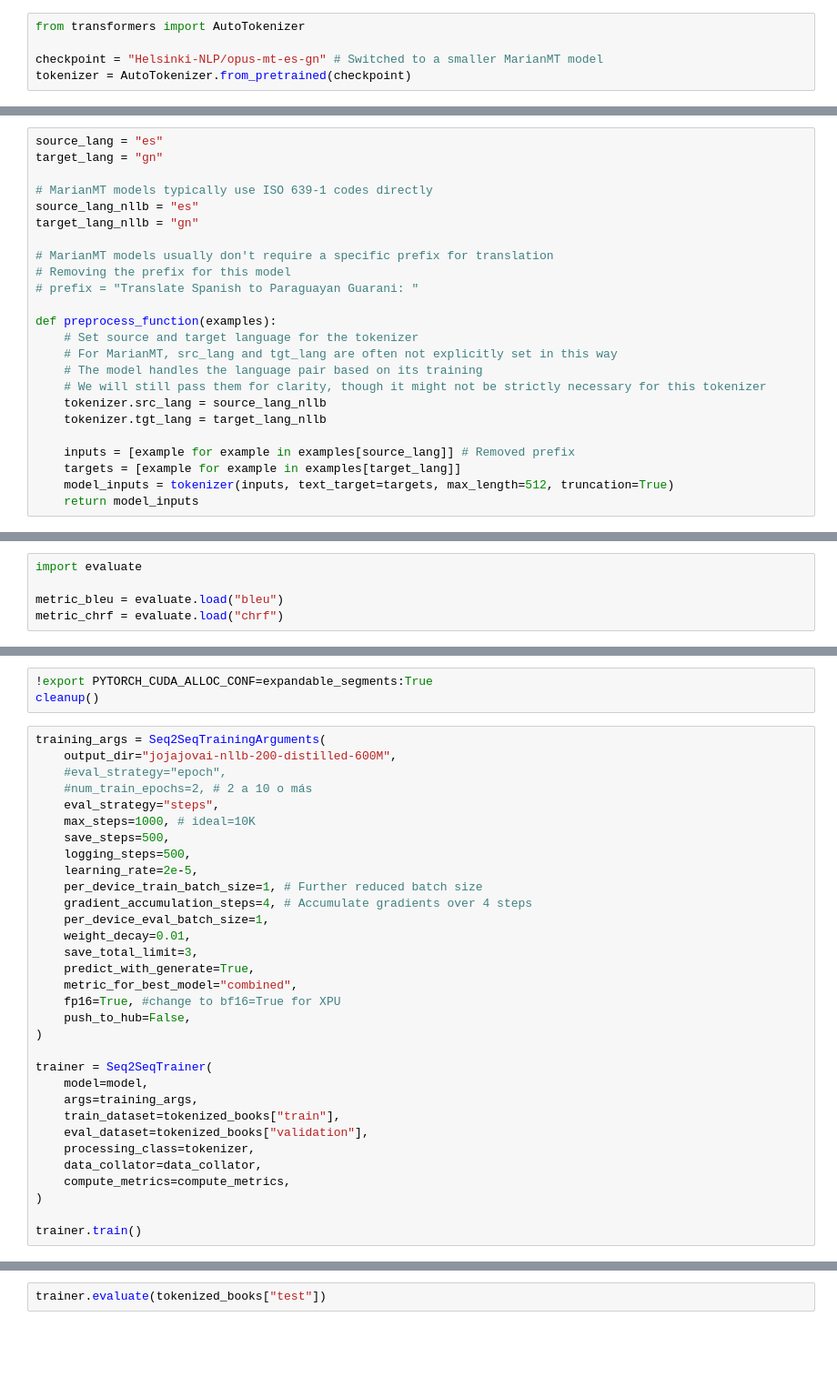
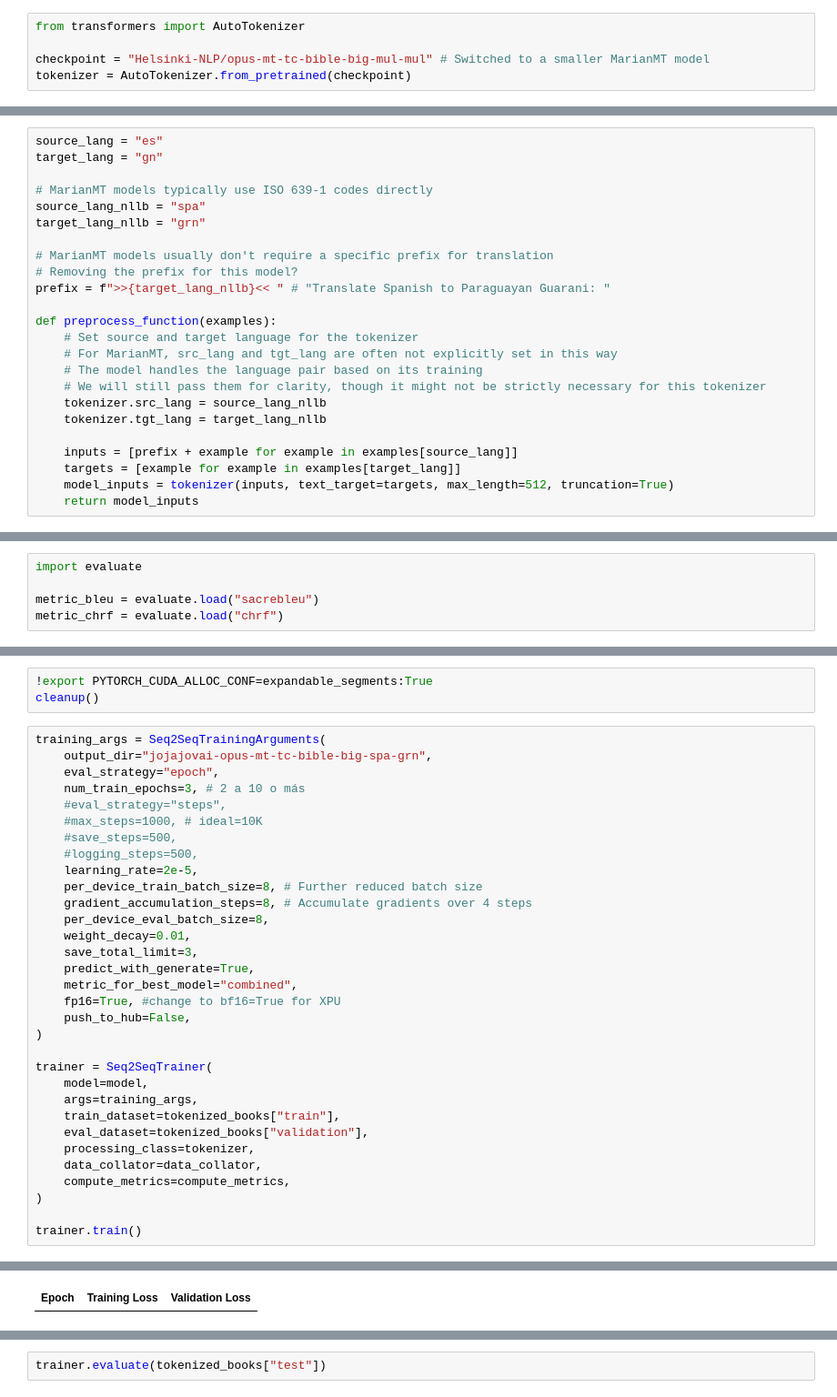
Before and after one commit to mmaguero/diploma_fpuna_nlp_ia, a Jupyter notebook: 2025/guarani-translation.ipynb, the cells around one changed output, grey strips where cells are left out. Shown at 91% size. Drawn from its saved outputs; the diff is of its cells as text; blank space fills up the shorter version.

Commit message:
colab: marianMT

```diff
--- a/2025/guarani-translation.ipynb
+++ b/2025/guarani-translation.ipynb
@@ -144,5 +144,5 @@ The next step is to load a T5 tokenizer to process the English-French language p
 # %%
 from transformers import AutoTokenizer
 
-checkpoint = "Helsinki-NLP/opus-mt-es-gn" # Switched to a smaller MarianMT model
+checkpoint = "Helsinki-NLP/opus-mt-tc-bible-big-mul-mul" # Switched to a smaller MarianMT model
 tokenizer = AutoTokenizer.from_pretrained(checkpoint)
@@ -165,12 +157,12 @@ source_lang = "es"
 target_lang = "gn"
 
 # MarianMT models typically use ISO 639-1 codes directly
-source_lang_nllb = "es"
-target_lang_nllb = "gn"
+source_lang_nllb = "spa"
+target_lang_nllb = "grn"
 
 # MarianMT models usually don't require a specific prefix for translation
-# Removing the prefix for this model
-# prefix = "Translate Spanish to Paraguayan Guarani: "
+# Removing the prefix for this model?
+prefix = f">>{target_lang_nllb}<< " # "Translate Spanish to Paraguayan Guarani: "
 
 def preprocess_function(examples):
     # Set source and target language for the tokenizer
@@ -180,7 +172,7 @@ def preprocess_function(examples):
     tokenizer.src_lang = source_lang_nllb
     tokenizer.tgt_lang = target_lang_nllb
 
-    inputs = [example for example in examples[source_lang]] # Removed prefix
+    inputs = [prefix + example for example in examples[source_lang]]
     targets = [example for example in examples[target_lang]]
     model_inputs = tokenizer(inputs, text_target=targets, max_length=512, truncation=True)
     return model_inputs
@@ -203,7 +203,7 @@ Including a metric during training is often helpful for evaluating your model's
 # %%
 import evaluate
 
-metric_bleu = evaluate.load("bleu")
+metric_bleu = evaluate.load("sacrebleu")
 metric_chrf = evaluate.load("chrf")
 # %% [markdown]
 Then create a function that passes your predictions and labels to [compute](https://huggingface.co/docs/evaluate/main/en/package_reference/main_classes#evaluate.EvaluationModule.compute) to calculate the SacreBLEU score:
@@ -278,17 +278,17 @@ def cleanup():
 cleanup()
 # %%
 training_args = Seq2SeqTrainingArguments(
-    output_dir="jojajovai-nllb-200-distilled-600M",
-    #eval_strategy="epoch",
-    #num_train_epochs=2, # 2 a 10 o más
-    eval_strategy="steps",
-    max_steps=1000, # ideal=10K
-    save_steps=500,
-    logging_steps=500,
+    output_dir="jojajovai-opus-mt-tc-bible-big-spa-grn",
+    eval_strategy="epoch",
+    num_train_epochs=3, # 2 a 10 o más
+    #eval_strategy="steps",
+    #max_steps=1000, # ideal=10K
+    #save_steps=500,
+    #logging_steps=500,
     learning_rate=2e-5,
-    per_device_train_batch_size=1, # Further reduced batch size
-    gradient_accumulation_steps=4, # Accumulate gradients over 4 steps
-    per_device_eval_batch_size=1,
+    per_device_train_batch_size=8, # Further reduced batch size
+    gradient_accumulation_steps=8, # Accumulate gradients over 4 steps
+    per_device_eval_batch_size=8,
     weight_decay=0.01,
     save_total_limit=3,
     predict_with_generate=True,
@@ -308,3 +308,4 @@ trainer = Seq2SeqTrainer(
 )
 
 trainer.train()
+# %% [output]
@@ -310,0 +313 @@ trainer.train()
+| Epoch | Training Loss | Validation Loss |
```
Also changed, not shown: parts of 3 cells of this notebook.
